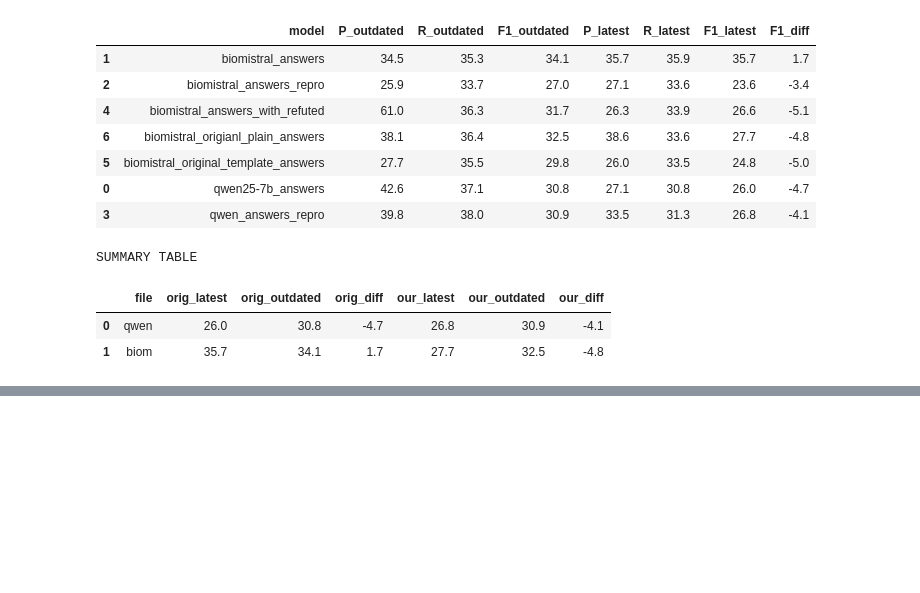
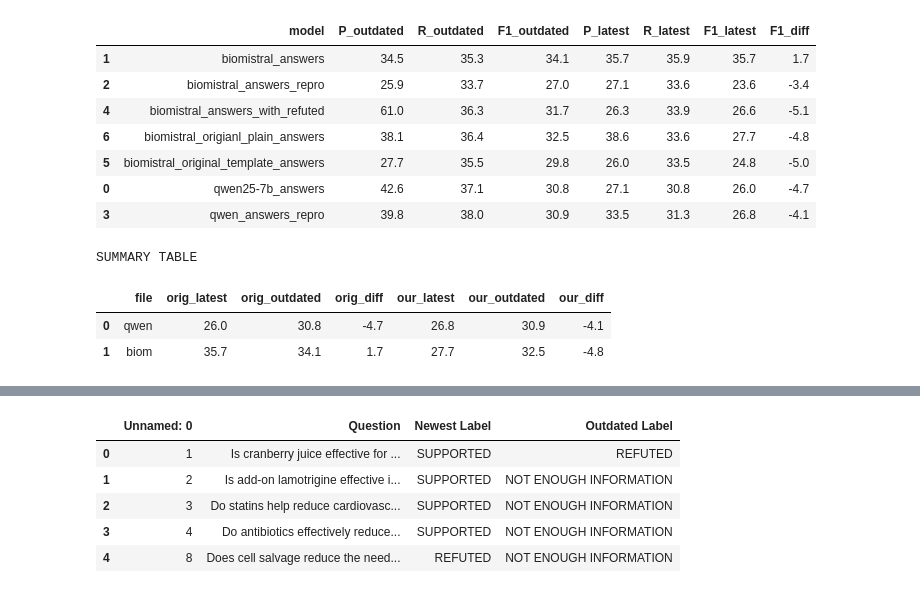
Before and after one commit to MiriamEspinosa/Reproducibility, a Jupyter notebook: Code/experiments_reproduce.ipynb, the cells around one changed output, grey strips where cells are left out. Drawn from its saved outputs; the diff is of its cells as text; code cells hidden in the pictures; blank space fills up the shorter version.

```diff
--- a/Code/experiments_reproduce.ipynb
+++ b/Code/experiments_reproduce.ipynb
@@ -431,0 +482,11 @@ SUMMARY TABLE
+# %%
+medchangeQA_path = "../Datasets/MedChangeQA.csv"
+df_medChange = pd.read_csv(medchangeQA_path)
+df_medChange.head()
+# %% [output]
+|  | Unnamed: 0 | Question | Newest Label | Outdated Label |
+| 0 | 1 | Is cranberry juice effective for ... | SUPPORTED | REFUTED |
+| 1 | 2 | Is add-on lamotrigine effective i... | SUPPORTED | NOT ENOUGH INFORMATION |
+| 2 | 3 | Do statins help reduce cardiovasc... | SUPPORTED | NOT ENOUGH INFORMATION |
+| 3 | 4 | Do antibiotics effectively reduce... | SUPPORTED | NOT ENOUGH INFORMATION |
+| 4 | 8 | Does cell salvage reduce the need... | REFUTED | NOT ENOUGH INFORMATION |
```
Also changed, not shown: parts of 21 cells of this notebook.
